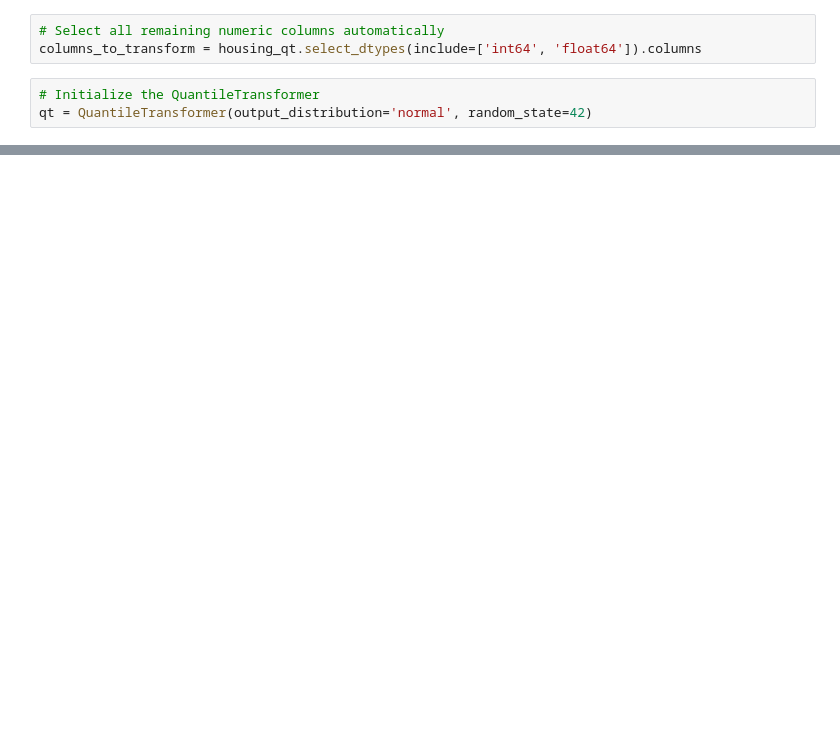
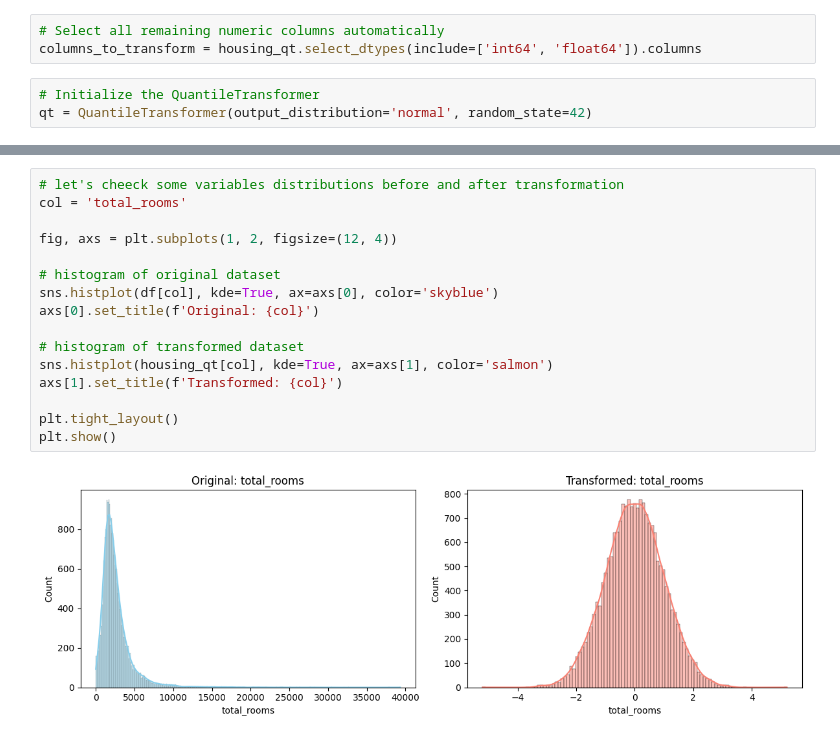
Before and after one commit to RovSveta/Advanced_Data_analytics_2025, a Jupyter notebook: Exercise_project_2/Regression_dataset/QuantileTransformer.ipynb, the cells around one changed output, grey strips where cells are left out. Saved outputs shown, nothing was run; the diff lists cells and outputs as text; blank space fills up the shorter version.

Commit message:
distribution balance

```diff
--- a/Exercise_project_2/Regression_dataset/QuantileTransformer.ipynb
+++ b/Exercise_project_2/Regression_dataset/QuantileTransformer.ipynb
@@ -102,0 +140,18 @@ plt.show()
+# %%
+# let's cheeck some variables distributions before and after transformation
+col = 'total_rooms'
+
+fig, axs = plt.subplots(1, 2, figsize=(12, 4))
+
+# histogram of original dataset
+sns.histplot(df[col], kde=True, ax=axs[0], color='skyblue')
+axs[0].set_title(f'Original: {col}')
+
+# histogram of transformed dataset
+sns.histplot(housing_qt[col], kde=True, ax=axs[1], color='salmon')
+axs[1].set_title(f'Transformed: {col}')
+
+plt.tight_layout()
+plt.show()
+# %% [output]
+[figure, added]
```
Also changed, not shown: parts of 9 cells of this notebook, 3 other files.
